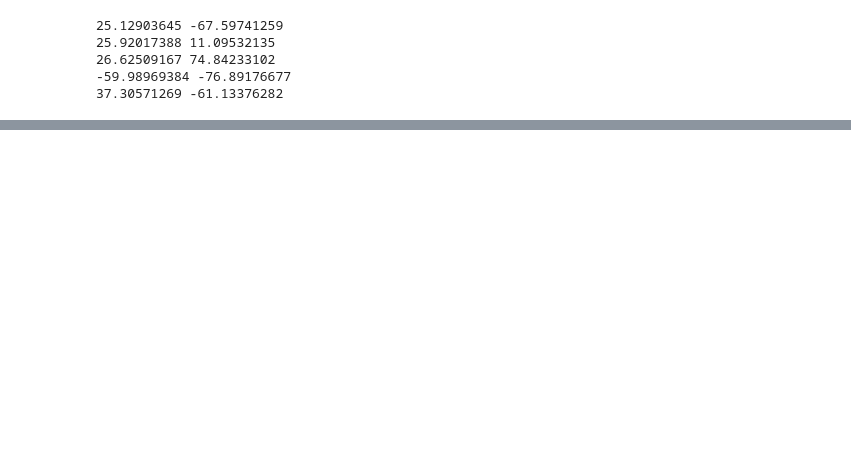
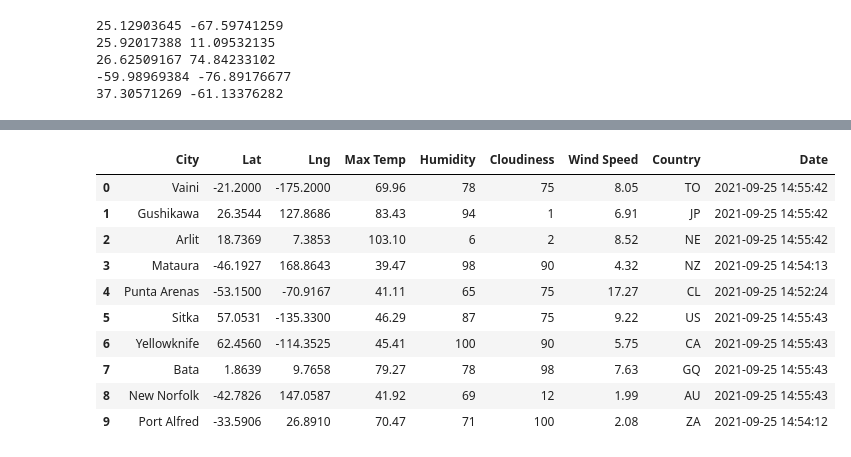
Before and after one commit to Tobi1018/World_Weather_Analysis, a Jupyter notebook: API_practice.ipynb, the cells around one changed output, grey strips where cells are left out. Saved outputs shown, nothing was run; the diff lists cells and outputs as text; code cells hidden in the pictures; blank space fills up the shorter version.

```diff
--- a/API_practice.ipynb
+++ b/API_practice.ipynb
@@ -23,0 +186,28 @@ for coordinate in coordinates:
+# %%
+# Import the dependencies.
+import pandas as pd
+import matplotlib.pyplot as plt
+import numpy as np
+
+# Create a set of random latitude and longitude combinations.
+lats = np.random.uniform(low=-90.000, high=90.000, size=1500)
+lngs = np.random.uniform(low=-180.000, high=180.000, size=1500)
+lat_lngs = zip(lats, lngs)
+lat_lngs
+
+# Add the latitudes and longitudes to a list.
+coordinates = list(lat_lngs)
+
+from citipy import citipy
+
+# Create a list for holding the cities.
+cities = []
+# Identify the nearest city for each latitude and longitude combination.
+for coordinate in coordinates:
+    city = citipy.nearest_city(coordinate[0], coordinate[1]).city_name
+
+    # If the city is unique, then we will add it to the cities list.
+    if city not in cities:
+        cities.append(city)
+# Print the city count to confirm sufficient count.
+len(cities)
@@ -23,0 +216,10 @@ for coordinate in coordinates:
+# %%
+# Create an empty list to hold the weather data.
+city_data = []
+# Print the beginning of the logging.
+print("Beginning Data Retrieval     ")
+print("---------                  --------------------")
+
+# Create counters.
+record_count = 1
+set_count = 1
@@ -23,0 +296,16 @@ for coordinate in coordinates:
+# %%
+# Convert the array of dictionaries to a Pandas DataFrame.
+city_data_df = pd.DataFrame(city_data)
+city_data_df.head(10)
+# %% [output]
+|  | City | Lat | Lng | Max Temp | Humidity | Cloudiness | Wind Speed | Country | Date |
+| 0 | Vaini | -21.2000 | -175.2000 | 69.96 | 78 | 75 | 8.05 | TO | 2021-09-25 14:55:42 |
+| 1 | Gushikawa | 26.3544 | 127.8686 | 83.43 | 94 | 1 | 6.91 | JP | 2021-09-25 14:55:42 |
+| 2 | Arlit | 18.7369 | 7.3853 | 103.10 | 6 | 2 | 8.52 | NE | 2021-09-25 14:55:42 |
+| 3 | Mataura | -46.1927 | 168.8643 | 39.47 | 98 | 90 | 4.32 | NZ | 2021-09-25 14:54:13 |
+| 4 | Punta Arenas | -53.1500 | -70.9167 | 41.11 | 65 | 75 | 17.27 | CL | 2021-09-25 14:52:24 |
+| 5 | Sitka | 57.0531 | -135.3300 | 46.29 | 87 | 75 | 9.22 | US | 2021-09-25 14:55:43 |
+| 6 | Yellowknife | 62.4560 | -114.3525 | 45.41 | 100 | 90 | 5.75 | CA | 2021-09-25 14:55:43 |
+| 7 | Bata | 1.8639 | 9.7658 | 79.27 | 78 | 98 | 7.63 | GQ | 2021-09-25 14:55:43 |
+| 8 | New Norfolk | -42.7826 | 147.0587 | 41.92 | 69 | 12 | 1.99 | AU | 2021-09-25 14:55:43 |
+| 9 | Port Alfred | -33.5906 | 26.8910 | 70.47 | 71 | 100 | 2.08 | ZA | 2021-09-25 14:54:12 |
```
Also changed, not shown: parts of 27 cells of this notebook, 3 other files.
